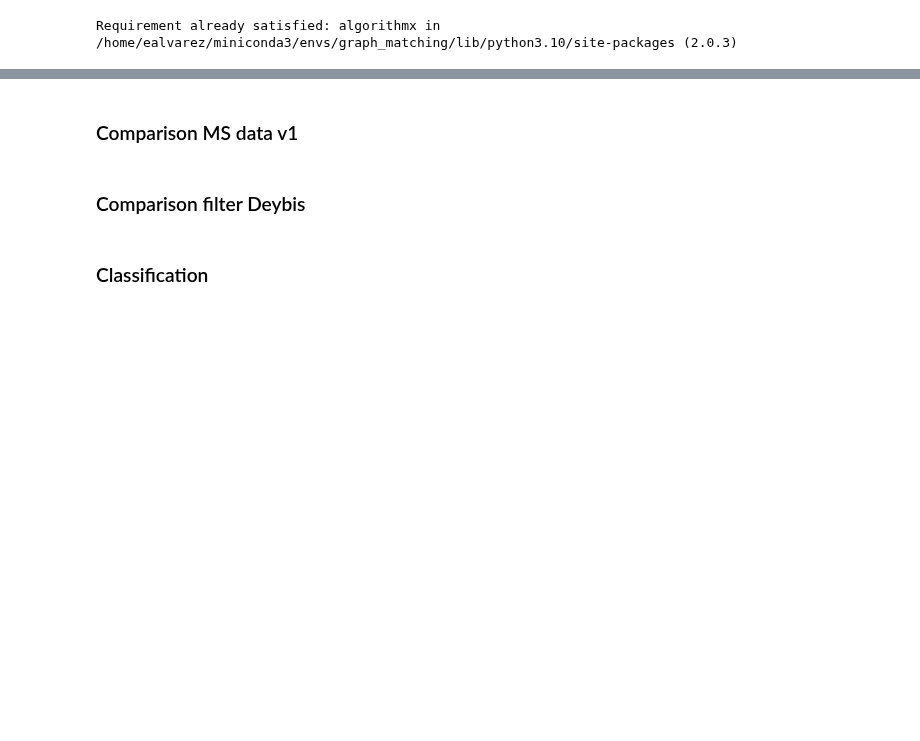
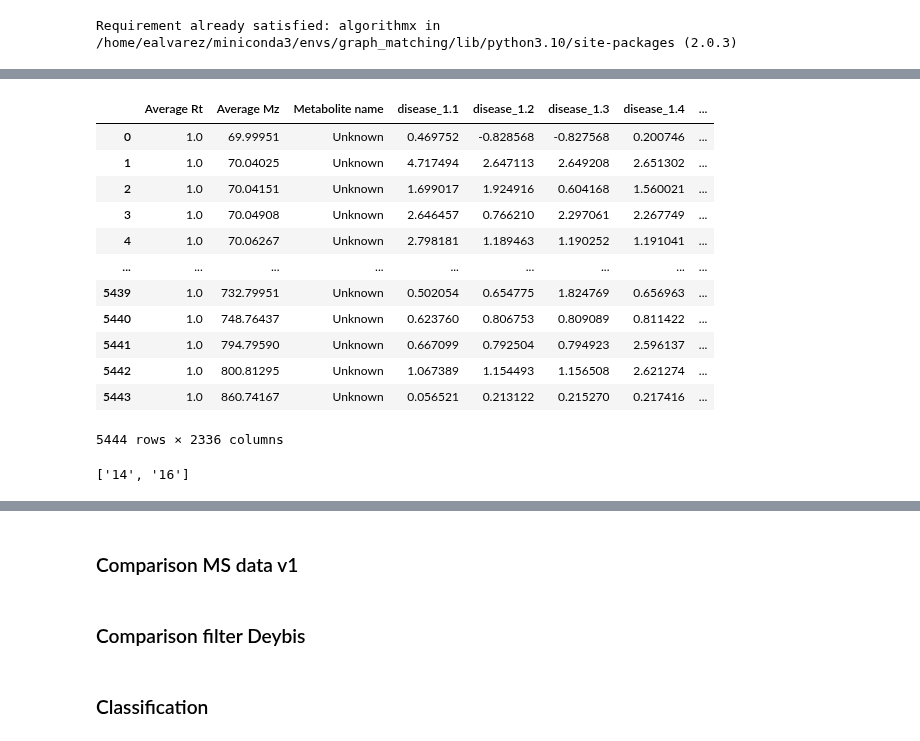
Before and after one commit to win7/T-GAE_PyG, a Jupyter notebook: analysis.ipynb, the cells around one changed output, grey strips where cells are left out. Saved outputs shown, nothing was run; the diff lists cells and outputs as text; code cells hidden in the pictures; blank space fills up the shorter version.

```diff
--- a/analysis.ipynb
+++ b/analysis.ipynb
@@ -1236,0 +1264,35 @@ Exception: Jupyter is not installed
+# %%
+# Read common nodes
+# Read raw data
+
+df_join_raw = pd.read_csv(f"experiments/input/{exp}_raw.csv", index_col=0)
+df_join_raw
+# %% [output]
+|  | Average Rt | Average Mz | Metabolite name | disease_1.1 | disease_1.2 | disease_1.3 | disease_1.4 | ... |
+| 0 | 1.0 | 69.99951 | Unknown | 0.469752 | -0.828568 | -0.827568 | 0.200746 | ... |
+| 1 | 1.0 | 70.04025 | Unknown | 4.717494 | 2.647113 | 2.649208 | 2.651302 | ... |
+| 2 | 1.0 | 70.04151 | Unknown | 1.699017 | 1.924916 | 0.604168 | 1.560021 | ... |
+| 3 | 1.0 | 70.04908 | Unknown | 2.646457 | 0.766210 | 2.297061 | 2.267749 | ... |
+| 4 | 1.0 | 70.06267 | Unknown | 2.798181 | 1.189463 | 1.190252 | 1.191041 | ... |
+| ... | ... | ... | ... | ... | ... | ... | ... | ... |
+| 5439 | 1.0 | 732.79951 | Unknown | 0.502054 | 0.654775 | 1.824769 | 0.656963 | ... |
+| 5440 | 1.0 | 748.76437 | Unknown | 0.623760 | 0.806753 | 0.809089 | 0.811422 | ... |
+| 5441 | 1.0 | 794.79590 | Unknown | 0.667099 | 0.792504 | 0.794923 | 2.596137 | ... |
+| 5442 | 1.0 | 800.81295 | Unknown | 1.067389 | 1.154493 | 1.156508 | 2.621274 | ... |
+| 5443 | 1.0 | 860.74167 | Unknown | 0.056521 | 0.213122 | 0.215270 | 0.217416 | ... |
+5444 rows × 2336 columns
+# %%
+# Only for Pabloś dataset
+
+# subgroups_id = ["5", "6"]
+# subgroups_id = ["5", "6", "8"]
+# subgroups_id = ["1", "13", "17"]
+# subgroups_id = ["2", "14", "16"]
+# subgroups_id = ["1", "9", "13", "17"]
+# subgroups_id = ["11", "12"]
+# subgroups_id = ["10", "18"]
+
+subgroups_id_ = subgroups_id[groups_id[0]]
+subgroups_id_
+# %% [output]
+['14', '16']
```
Also changed, not shown: parts of 31 cells of this notebook, 7 other files.
